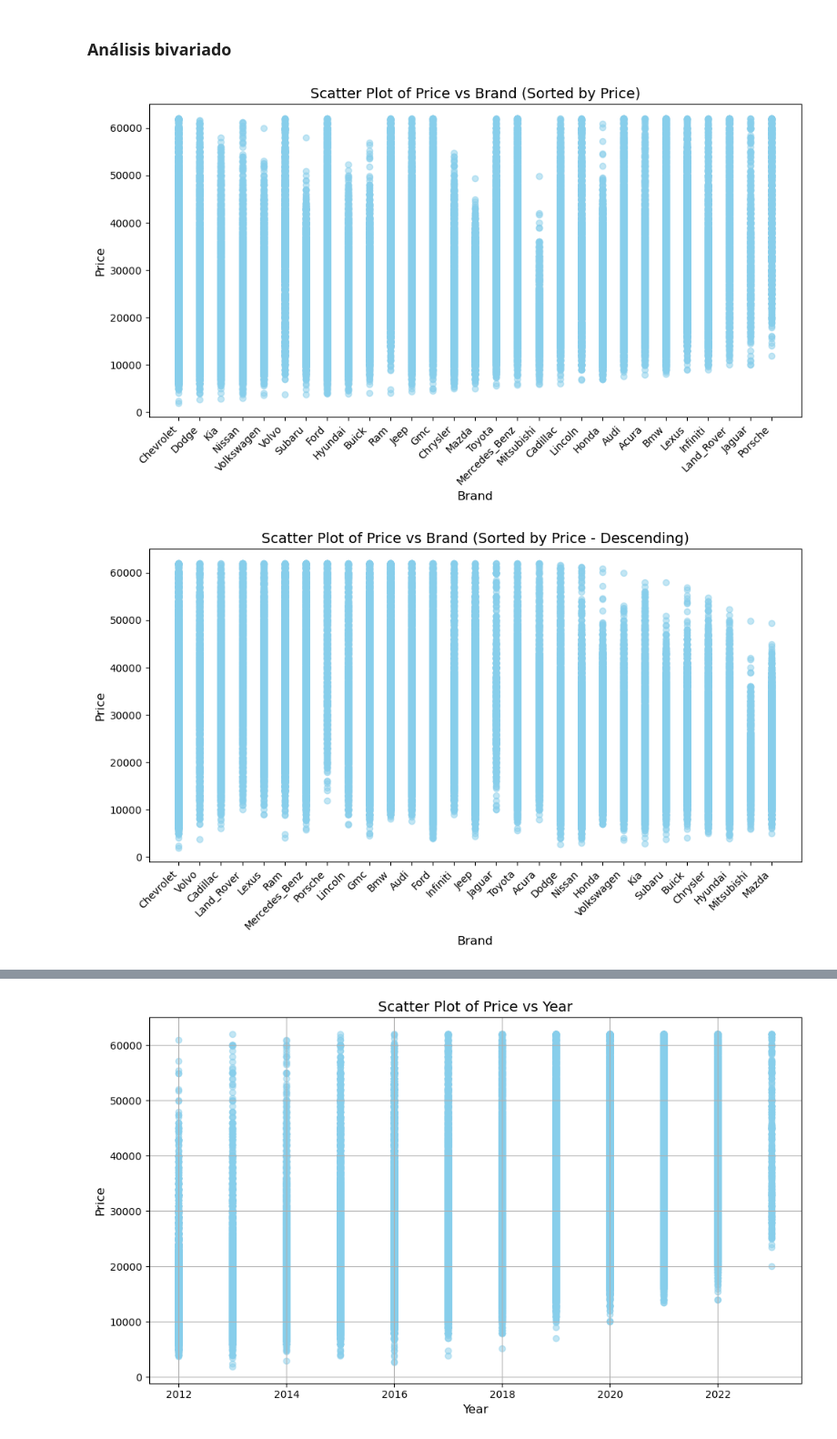
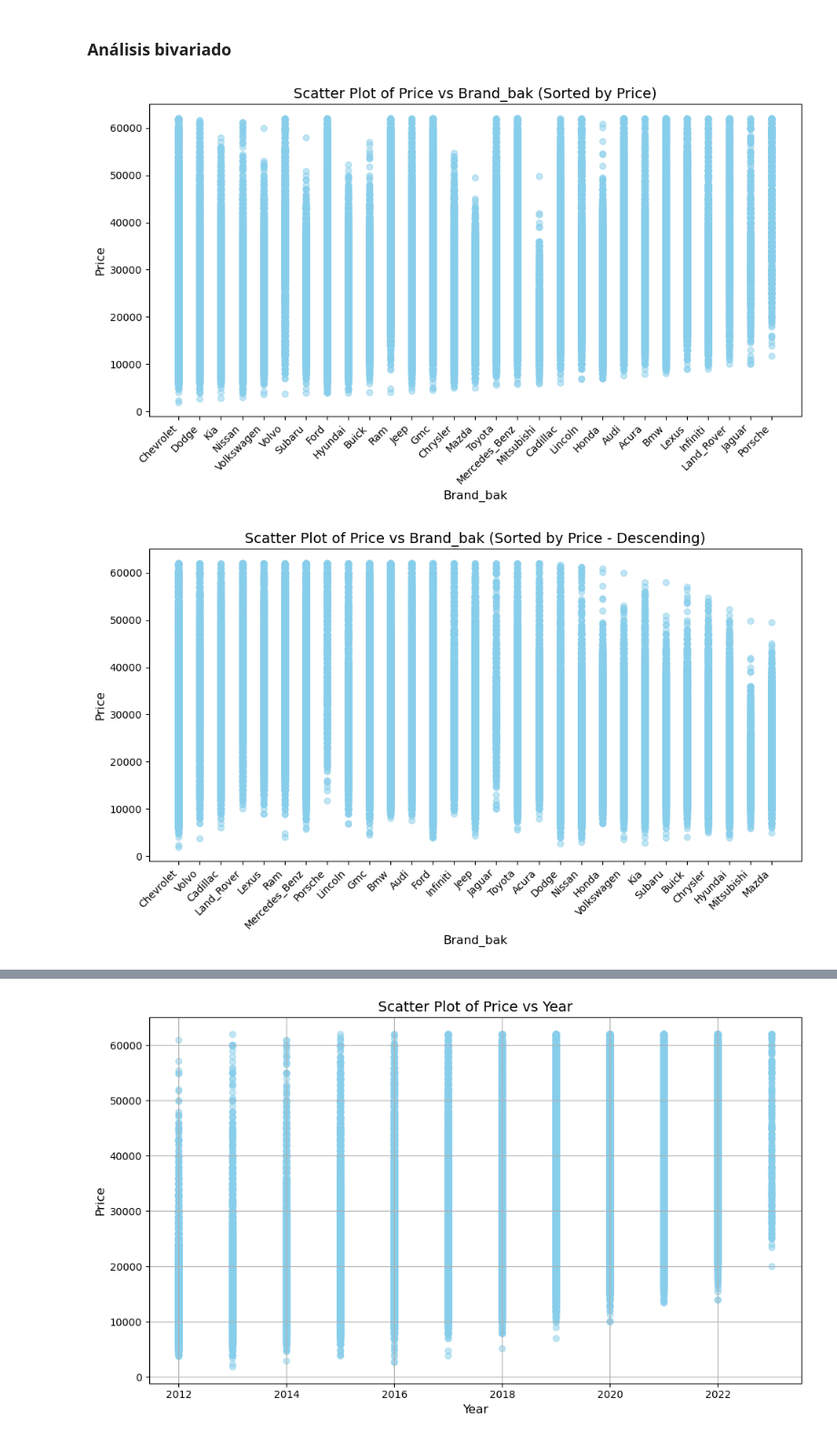
Before and after one commit to JnAlvarez/CH-Clases, a Jupyter notebook: PF Ordenando.ipynb, the cells around one changed output, grey strips where cells are left out. Shown at 91% size. Cells and saved outputs as stored; diff of their text form; code cells hidden in the pictures.

```diff
--- a/PF Ordenando.ipynb
+++ b/PF Ordenando.ipynb
@@ -974,7 +979,7 @@ Recuento de valores únicos: Personal use only
 Se observa que tanto "Transmission" como "Engine" tiene una cantidad muy elevada de valores únicos por lo que sería muy complicado crear columnas Dummy a partir de ellas, afortunadamente son las menos relevantes para nuestro estudio, continuaremos creando las columnas Dummy para las otras columnas con menor número de valores únicos.
 # %%
 # Crear variables dummy para las columnas especificadas
-dummy_columns = ["Drivetrain", "Fuel type", "Accidents or damage", "1-owner vehicle", "Personal use only"]
+dummy_columns = ["Drivetrain", "Fuel type", "Accidents or damage", "1-owner vehicle", "Personal use only", "Brand"]
 
 # Duplicar las columnas originales con el sufijo _bak
 bak_columns = [col + '_bak' for col in dummy_columns]
@@ -983,8 +988,18 @@ df[bak_columns] = df[dummy_columns]
 # Crear variables dummy para las columnas especificadas
 df = pd.get_dummies(df, columns=dummy_columns)
 
+# Renombrar las columnas, ya que al crear los dummy algunas quedan con un espacio al final
+df.rename(columns={
+    'Fuel type_Compressed Natural Gas ': 'Fuel type_Compressed Natural Gas',
+    'Fuel type_Gasoline/Mild Electric Hybrid ': 'Fuel type_Gasoline/Mild Electric Hybrid',
+    'Fuel type_Premium Unleaded ': 'Fuel type_Premium Unleaded',
+    'Fuel type_Regular Unleaded ': 'Fuel type_Regular Unleaded'
+}, inplace=True)
+
+df.reset_index(drop=True, inplace=True)
+
 print("------------------------ INFO -------------------------")
-print(df.info())
+print(df.info(verbose=True))
 # %% [output]
 ------------------------ INFO -------------------------
 <class 'pandas.core.frame.DataFrame'>
@@ -1253,32 +1268,32 @@ plt.show()
 # %%
 # Ordenar los datos por precios de menor a mayor
 df_sorted = df.sort_values(by='Price')
 
 # Crear el gráfico de dispersión
 plt.figure(figsize=(10, 6))
-plt.scatter(df_sorted['Brand'], df_sorted['Price'], alpha=0.5, color='skyblue')
-plt.xlabel('Brand', fontsize=12)
+plt.scatter(df_sorted['Brand_bak'], df_sorted['Price'], alpha=0.5, color='skyblue')
+plt.xlabel('Brand_bak', fontsize=12)
 plt.ylabel('Price', fontsize=12)
-plt.title('Scatter Plot of Price vs Brand (Sorted by Price)', fontsize=14)
+plt.title('Scatter Plot of Price vs Brand_bak (Sorted by Price)', fontsize=14)
 plt.xticks(rotation=45, ha='right')
 plt.tight_layout()
 plt.show()
 # %% [output]
-[figure, old version]
+[figure, new version]
 # %%
 # Ordenar los datos por precios de mayor a menor
 df_sorted = df.sort_values(by='Price', ascending=False)
 
 # Crear el gráfico de dispersión
 plt.figure(figsize=(10, 6))
-plt.scatter(df_sorted['Brand'], df_sorted['Price'], alpha=0.5, color='skyblue')
-plt.xlabel('Brand', fontsize=12)
+plt.scatter(df_sorted['Brand_bak'], df_sorted['Price'], alpha=0.5, color='skyblue')
+plt.xlabel('Brand_bak', fontsize=12)
 plt.ylabel('Price', fontsize=12)
-plt.title('Scatter Plot of Price vs Brand (Sorted by Price - Descending)', fontsize=14)
+plt.title('Scatter Plot of Price vs Brand_bak (Sorted by Price - Descending)', fontsize=14)
 plt.xticks(rotation=45, ha='right')
 plt.tight_layout()
 plt.show()
 # %% [output]
-[figure, old version]
+[figure, new version]
 # %%
 # Calcular el promedio de los precios para cada marca
```
Also changed, not shown: parts of 15 cells of this notebook.
